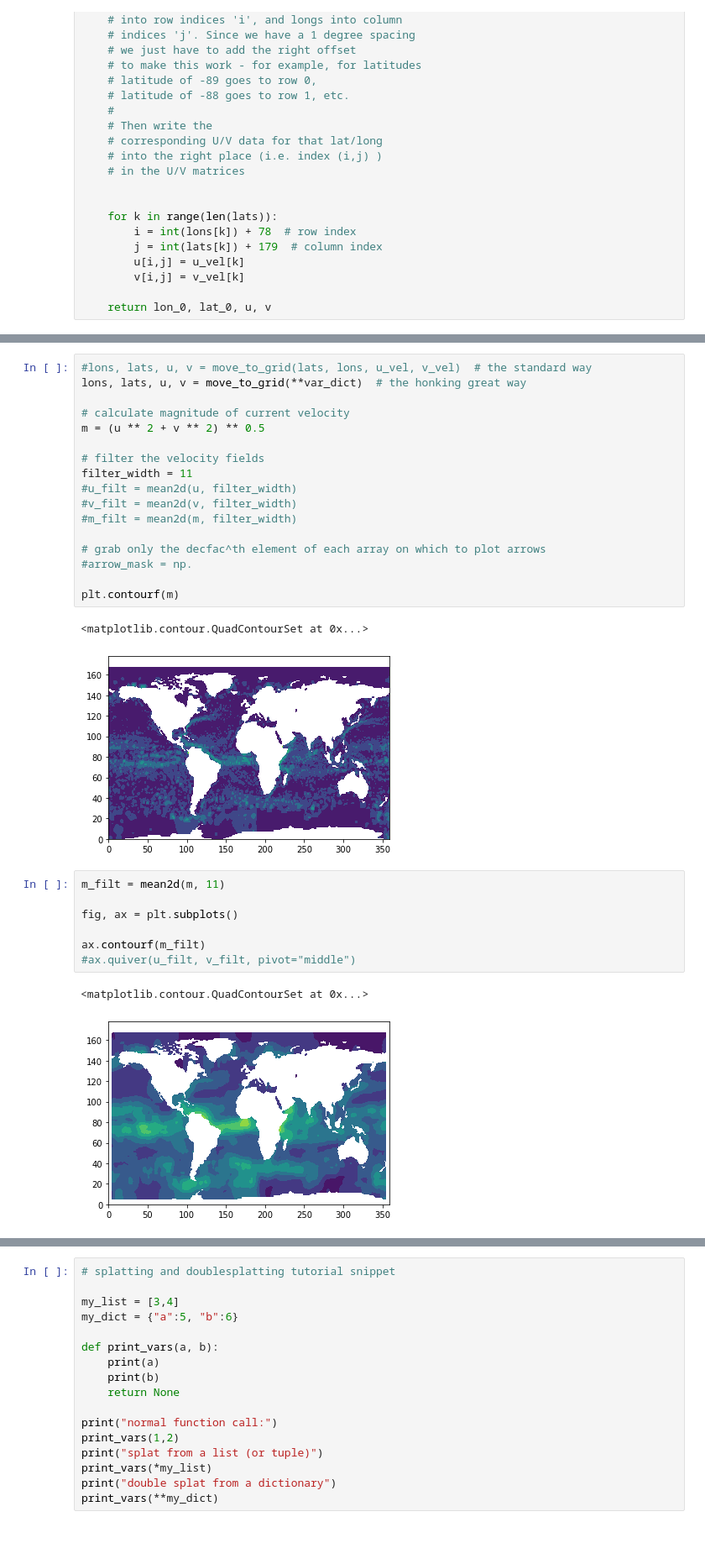
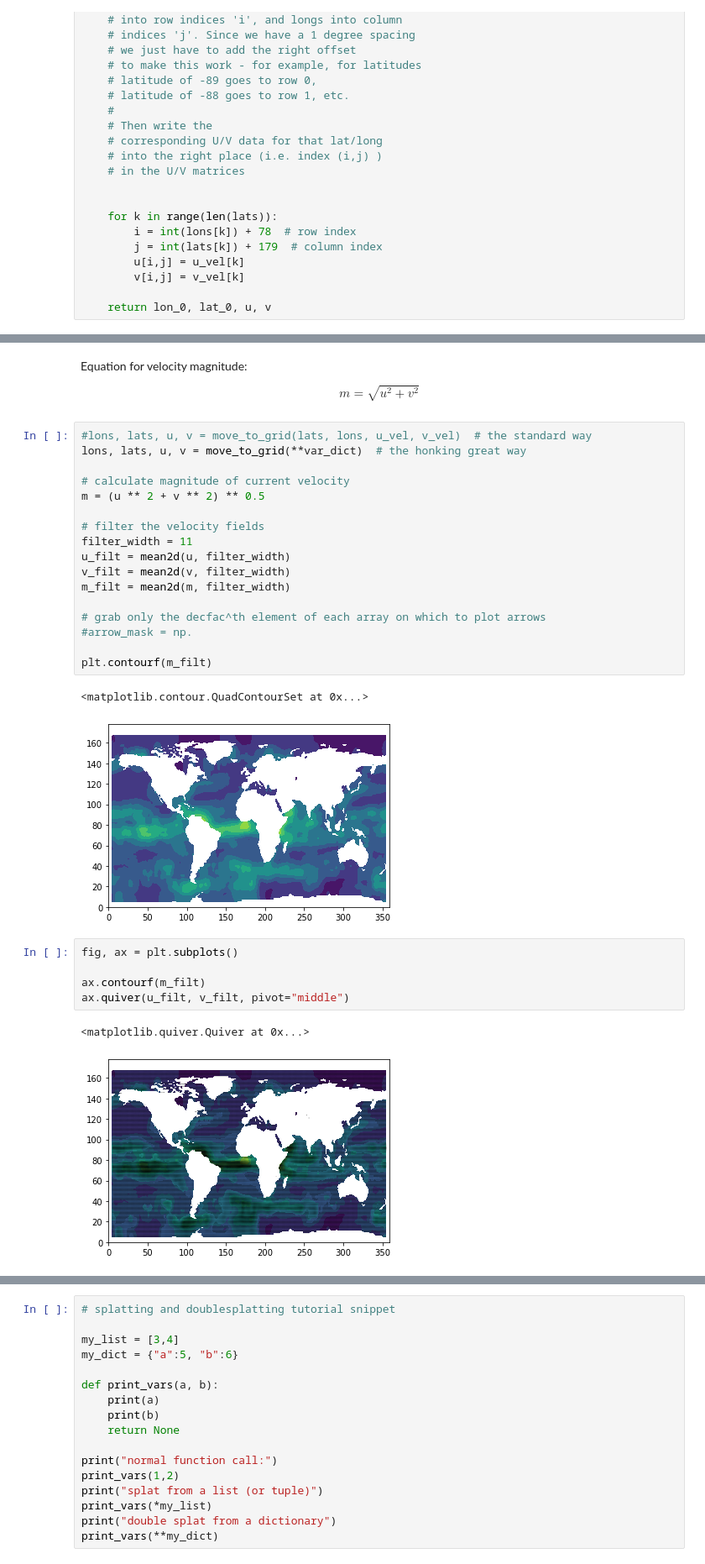
Before and after one commit to AndrewLoeppky/eosc211_students, a Jupyter notebook: e211_python_2021/wk09/lab_wk9/lab_wk9.ipynb, the cells around one changed output, grey strips where cells are left out. Shown at 84% size. Cells and saved outputs as stored; diff of their text form; blank space fills up the shorter version.

```diff
--- a/e211_python_2021/wk09/lab_wk9/lab_wk9.ipynb
+++ b/e211_python_2021/wk09/lab_wk9/lab_wk9.ipynb
@@ -188,3 +196,9 @@ $$
+# %% [markdown]
+Equation for velocity magnitude:
+
+$$
+m = \sqrt{u^2 + v^2}
+$$
 # %%
 #lons, lats, u, v = move_to_grid(lats, lons, u_vel, v_vel)  # the standard way
 lons, lats, u, v = move_to_grid(**var_dict)  # the honking great way
@@ -194,24 +208,22 @@ m = (u ** 2 + v ** 2) ** 0.5
 
 # filter the velocity fields
 filter_width = 11
-#u_filt = mean2d(u, filter_width)
-#v_filt = mean2d(v, filter_width)
-#m_filt = mean2d(m, filter_width)
+u_filt = mean2d(u, filter_width)
+v_filt = mean2d(v, filter_width)
+m_filt = mean2d(m, filter_width)
 
 # grab only the decfac^th element of each array on which to plot arrows
 #arrow_mask = np.
 
-plt.contourf(m)
+plt.contourf(m_filt)
 # %% [output]
 <matplotlib.contour.QuadContourSet at 0x...>
-[figure, old version]
+[figure, new version]
-# %%
-m_filt = mean2d(m, 11)
-
-fig, ax = plt.subplots()
-
-ax.contourf(m_filt)
-#ax.quiver(u_filt, v_filt, pivot="middle")
-# %% [output]
-<matplotlib.contour.QuadContourSet at 0x...>
-[figure, removed]
+# %%
+fig, ax = plt.subplots()
+
+ax.contourf(m_filt)
+ax.quiver(u_filt, v_filt, pivot="middle")
+# %% [output]
+<matplotlib.quiver.Quiver at 0x...>
+[figure, added]
```
Also changed, not shown: parts of 6 cells of this notebook, 1 other file.
